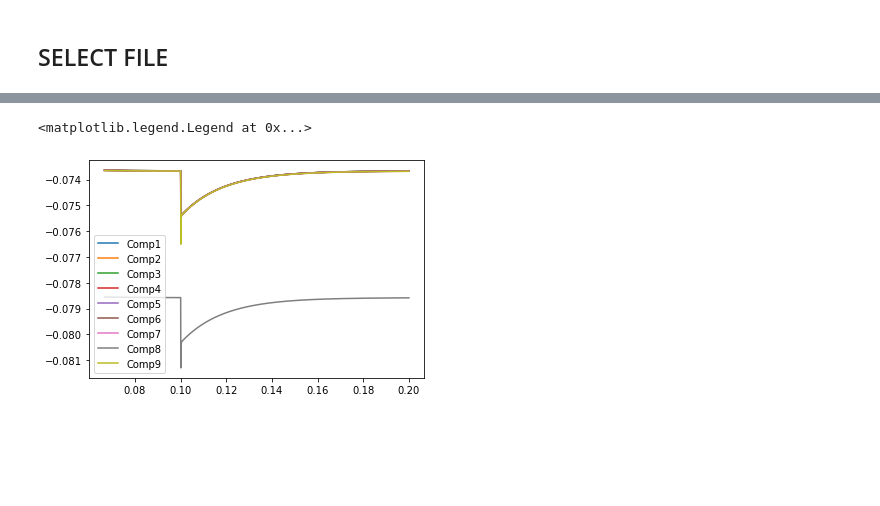
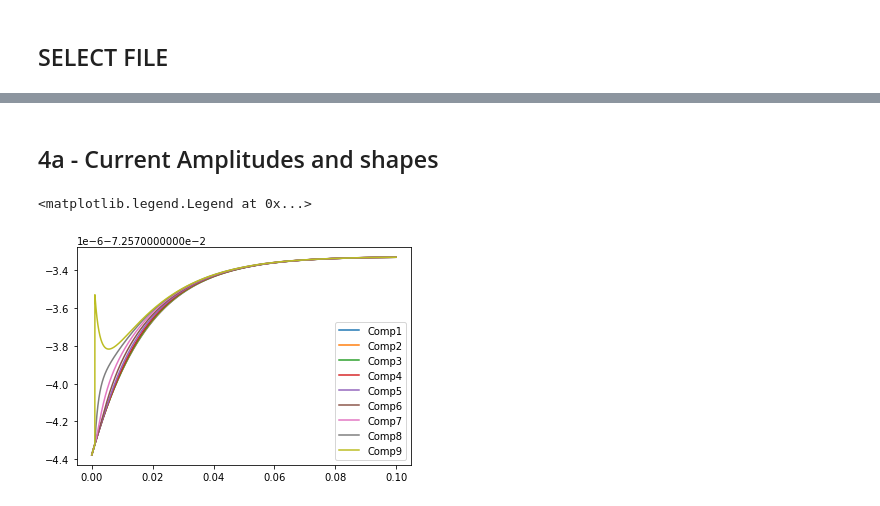
Before and after one commit to Eran707/msc_repo_2, a Jupyter notebook: 02_Code/Multicompartment Trials/Figure_4_currents.ipynb, the cells around one changed output, grey strips where cells are left out. Drawn from its saved outputs; the diff is of its cells as text; code cells hidden in the pictures; blank space fills up the shorter version.

```diff
--- a/02_Code/Multicompartment Trials/Figure_4_currents.ipynb
+++ b/02_Code/Multicompartment Trials/Figure_4_currents.ipynb
@@ -227,12 +151,15 @@ Text(value='Experiment-H1', description='File name')
 [interactive output not drawn]
 [interactive output not drawn]
 File found and content loaded into memory
+# %% [markdown]
+## 4a - Current Amplitudes and shapes
 # %%
 for j in range(len(master_arr)):
     v_arr = [master_arr[j][i][-3] for i in range(len(t_arr))]
-    mplt.plot(t_arr[1000::],v_arr[1000::], label= comp_names_arr[j])
+    #print(str(j) +' of '+str(len(master_arr)+' loaded'))
+    mplt.plot(t_arr[:],v_arr[:], label= comp_names_arr[j])
 
 mplt.legend()
 # %% [output]
 <matplotlib.legend.Legend at 0x...>
-[figure, old version]
+[figure, new version]
```
Also changed, not shown: parts of 11 cells of this notebook, 54 other files.
